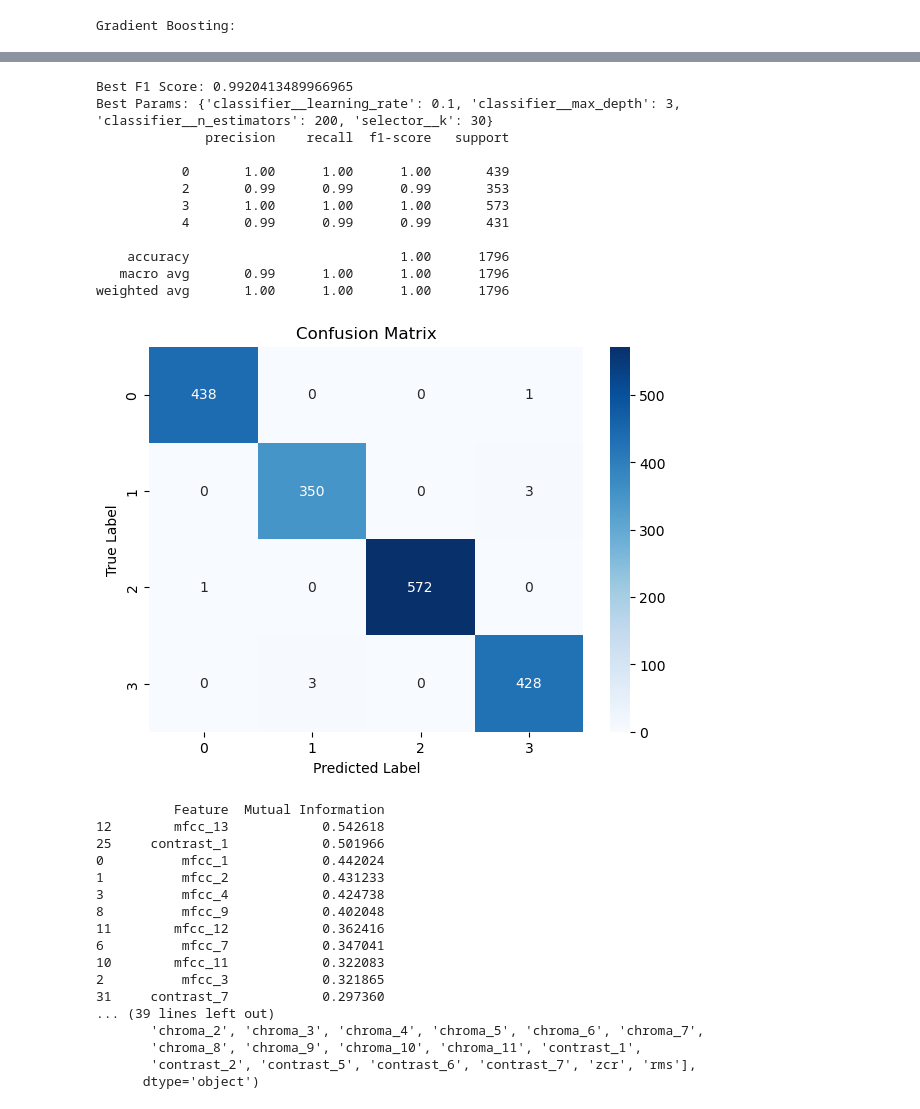
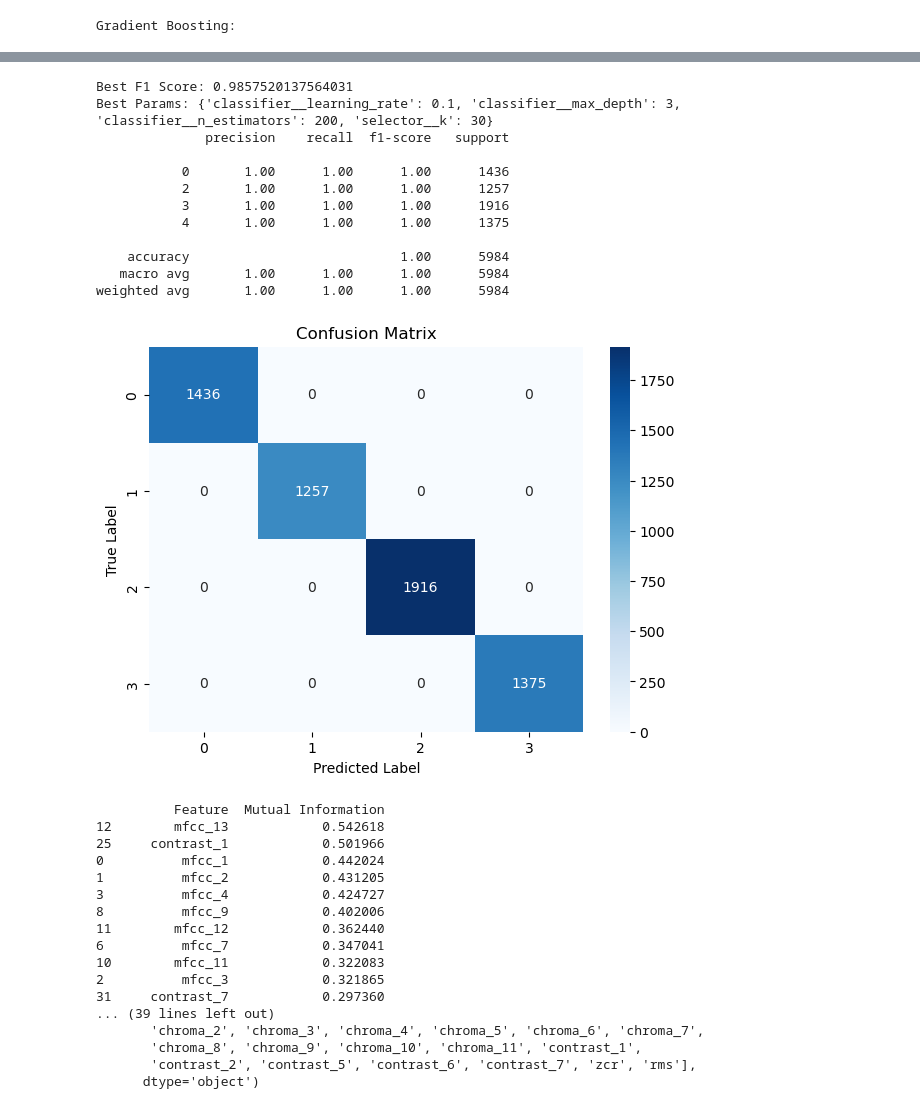
Before and after one commit to DrakeBrewer/speechRecognitionML, a Jupyter notebook: notebooks/speech_rec.ipynb, the cells around one changed output, grey strips where cells are left out. Saved outputs shown, nothing was run; the diff lists cells and outputs as text; code cells hidden in the pictures.

```diff
--- a/notebooks/speech_rec.ipynb
+++ b/notebooks/speech_rec.ipynb
@@ -35,7 +33,6 @@ plt.show()
 x = df.drop(columns="speaker", axis=1)
 y = df["speaker"]
 y_encoded = df["speaker"].map({"Drake":0, "Melissa":1, "Lisa":2, "Dan":3, "David":4})
-x_train, x_test, y_train, y_test = train_test_split(x, y_encoded, test_size=0.30, random_state=RANDOM_STATE)
 # %%
 dt_pipe = Pipeline([
     ('scaler', StandardScaler()),
@@ -92,17 +89,17 @@ gb_grid = {
 
 print("Gradient Boosting:")
 gb_search = GridSearchCV(gb_pipe, gb_grid, scoring="f1_macro", cv=5, n_jobs=-1)
-gb_search.fit(x_train, y_train)
+gb_search.fit(x, y_encoded)
 print(f"Best F1 Score: {gb_search.best_score_}")
 print(f"Best Params: {gb_search.best_params_}")
 
 # best model
 gb_model = gb_search.best_estimator_
-y_pred = gb_model.predict(x_test)
+y_pred = gb_model.predict(x)
 
 # confusion matrix/metric report
-print(classification_report(y_test, y_pred))
-cm = confusion_matrix(y_test, y_pred)
+print(classification_report(y_encoded, y_pred))
+cm = confusion_matrix(y_encoded, y_pred)
 plt.figure(figsize=(7,5))
 sns.heatmap(cm, annot=True, fmt="d", cmap="Blues")
 plt.title("Confusion Matrix")
@@ -111,12 +108,11 @@ plt.ylabel("True Label")
 plt.show()
 
 # correlations:
-mi = mutual_info_classif(x, y)
+mi = mutual_info_classif(x, y_encoded)
 
 # Create a DataFrame to view the results
 mi_df = pd.DataFrame({"Feature": x.columns, "Mutual Information": mi})
 mi_df = mi_df.sort_values(by="Mutual Information", ascending=False)
-
 print(mi_df)
 
 
@@ -125,7 +121,7 @@ select_k_best = gb_search.best_estimator_.named_steps['selector']
 selected_indices = select_k_best.get_support(indices=True)
 
 # Map the indices back to the feature names (from X_train)
-selected_features = x_train.columns[selected_indices]
+selected_features = x.columns[selected_indices]
 
 print("Selected Features:")
 print(selected_features)
@@ -162,24 +158,24 @@ ValueError: Cannot register /dev/shm/joblib_memmapping_folder_20023_16c9af124432
-Best F1 Score: 0.9920413489966965
+Best F1 Score: 0.9857520137564031
 Best Params: {'classifier__learning_rate': 0.1, 'classifier__max_depth': 3, 'classifier__n_estimators': 200, 'selector__k': 30}
               precision    recall  f1-score   support
 
-           0       1.00      1.00      1.00       439
-           2       0.99      0.99      0.99       353
-           3       1.00      1.00      1.00       573
-           4       0.99      0.99      0.99       431
+           0       1.00      1.00      1.00      1436
+           2       1.00      1.00      1.00      1257
+           3       1.00      1.00      1.00      1916
+           4       1.00      1.00      1.00      1375
 
-    accuracy                           1.00      1796
-   macro avg       0.99      1.00      1.00      1796
-weighted avg       1.00      1.00      1.00      1796
+    accuracy                           1.00      5984
+   macro avg       1.00      1.00      1.00      5984
+weighted avg       1.00      1.00      1.00      5984
-[figure, old version]
+[figure, new version]
           Feature  Mutual Information
 12        mfcc_13            0.542618
 25     contrast_1            0.501966
 0          mfcc_1            0.442024
-1          mfcc_2            0.431233
-3          mfcc_4            0.424738
-8          mfcc_9            0.402048
-11        mfcc_12            0.362416
+1          mfcc_2            0.431205
+3          mfcc_4            0.424727
+8          mfcc_9            0.402006
+11        mfcc_12            0.362440
 6          mfcc_7            0.347041
 10        mfcc_11            0.322083
 2          mfcc_3            0.321865
```
Also changed, not shown: parts of 3 cells of this notebook, 1 other file.
